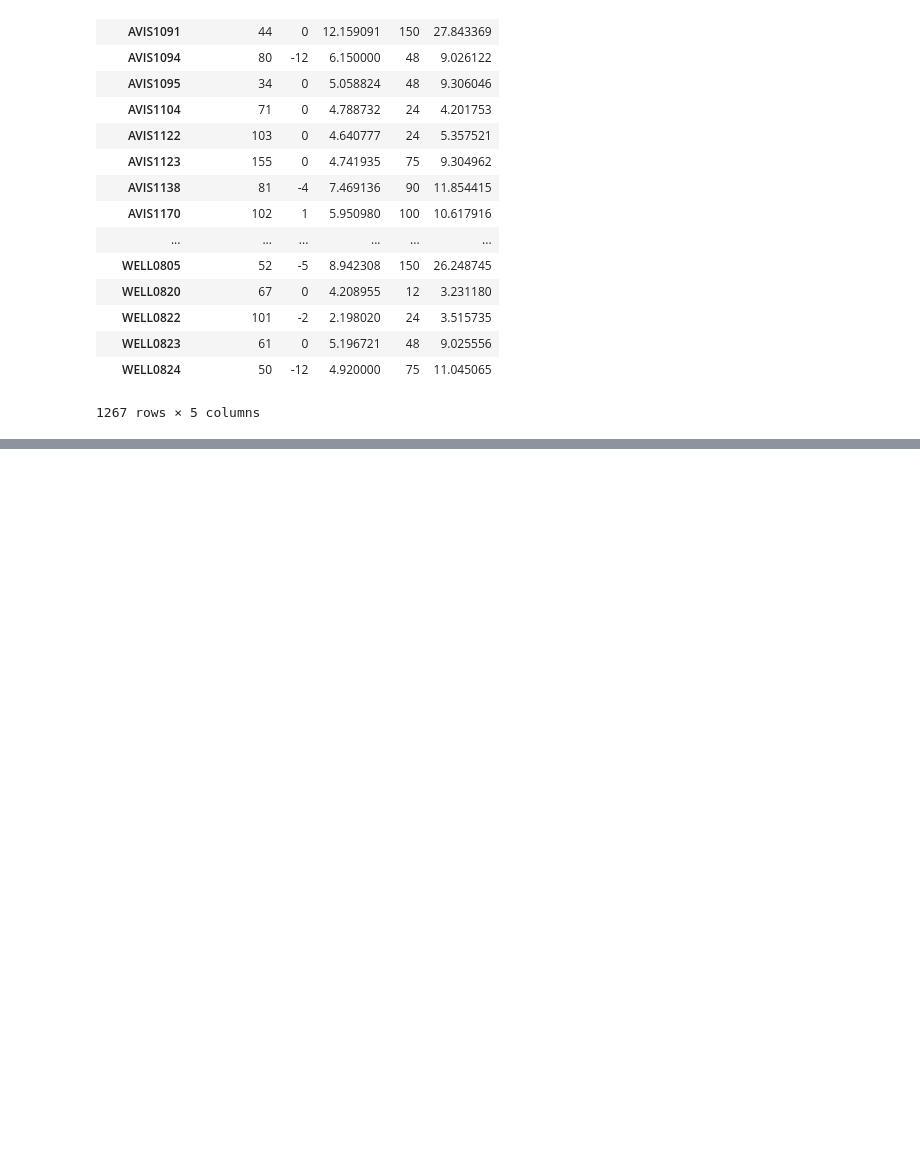
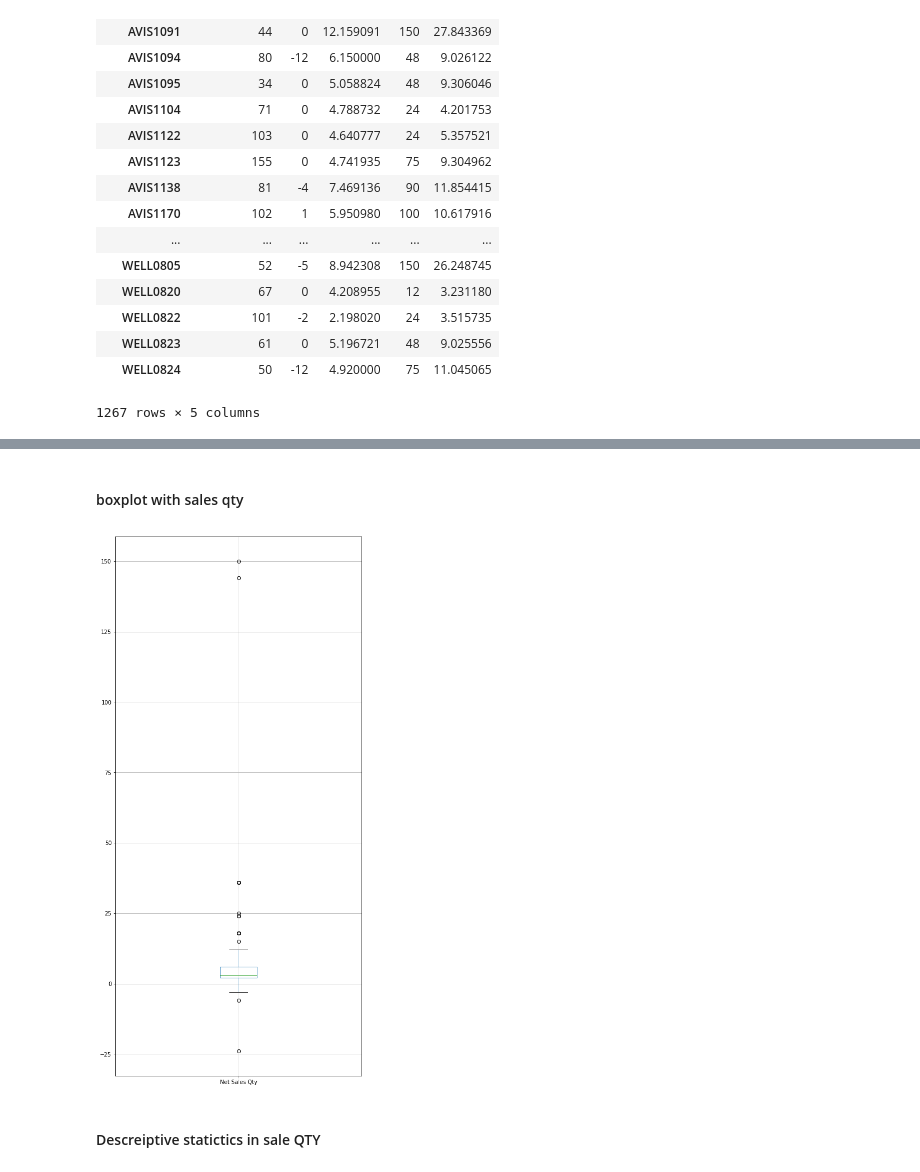
Before and after one commit to Rasika666/RACP-2018, a Jupyter notebook: project/Test.ipynb, the cells around one changed output, grey strips where cells are left out. Saved outputs shown, nothing was run; the diff lists cells and outputs as text; code cells hidden in the pictures; blank space fills up the shorter version.

Commit message:
graph

```diff
--- a/project/Test.ipynb
+++ b/project/Test.ipynb
@@ -278,0 +283,9 @@ plt.gcf().set_size_inches(18, 8)
+# %% [markdown]
+#### boxplot with sales qty
+# %%
+sampleSales.boxplot(column=['Net Sales Qty'])
+plt.gcf().set_size_inches(8, 18)
+# %% [output]
+[figure, added]
+# %% [markdown]
+#### Descreiptive statictics in sale QTY
```
Also changed, not shown: parts of 3 cells of this notebook.
